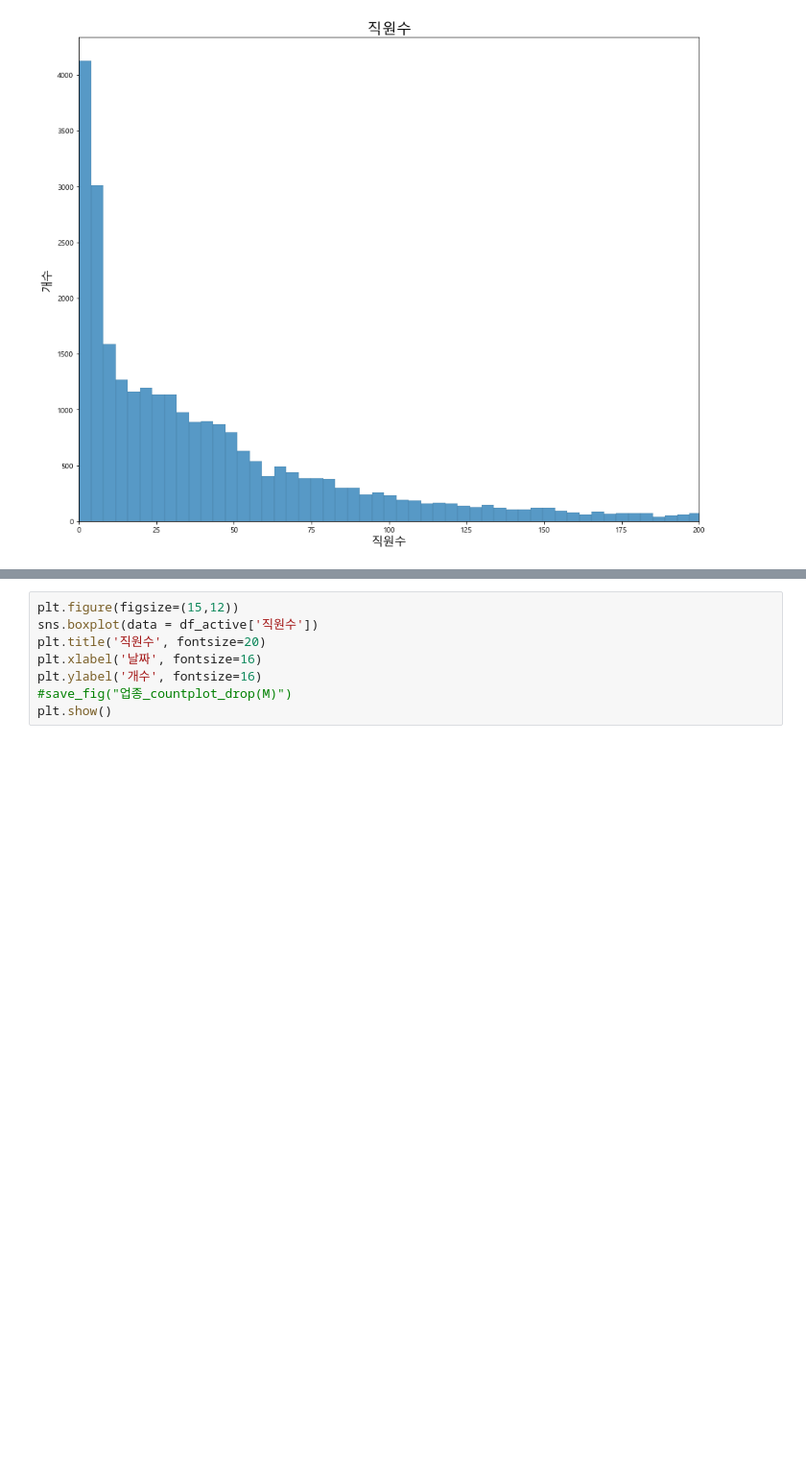
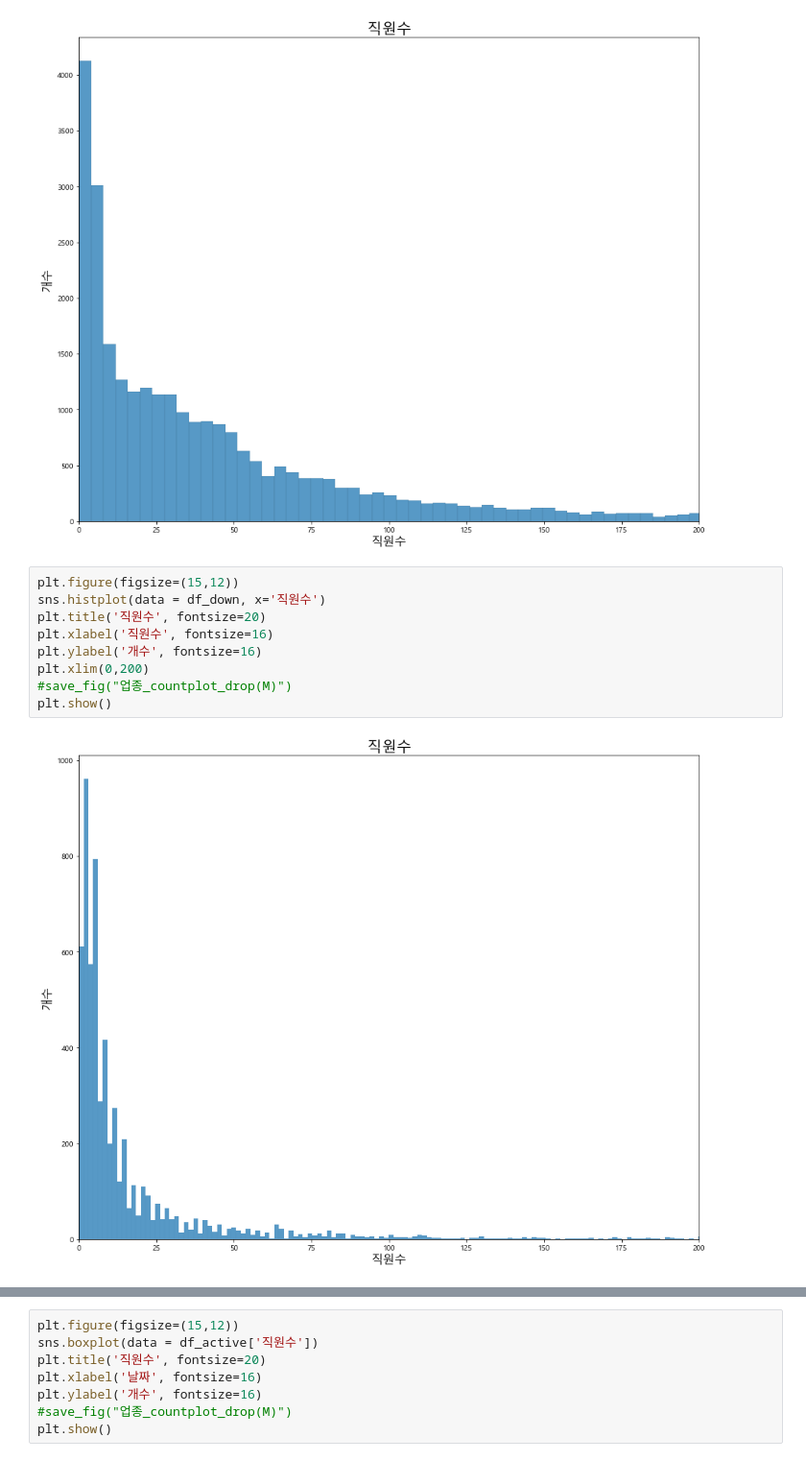
Before and after one commit to YoonJiHwan98/numble_repo, a Jupyter notebook: code/numble_EDA.ipynb, the cells around one changed output, grey strips where cells are left out. Shown at 96% size. Saved outputs shown, nothing was run; the diff lists cells and outputs as text; blank space fills up the shorter version.

```diff
--- a/code/numble_EDA.ipynb
+++ b/code/numble_EDA.ipynb
@@ -326,3 +381,14 @@ plt.xlim(0,200)
 plt.show()
 # %% [output]
 [figure]
+# %%
+plt.figure(figsize=(15,12))
+sns.histplot(data = df_down, x='직원수')
+plt.title('직원수', fontsize=20)
+plt.xlabel('직원수', fontsize=16)
+plt.ylabel('개수', fontsize=16)
+plt.xlim(0,200)
+#save_fig("업종_countplot_drop(M)")
+plt.show()
+# %% [output]
+[figure, added]
```
Also changed, not shown: parts of 10 cells of this notebook.
